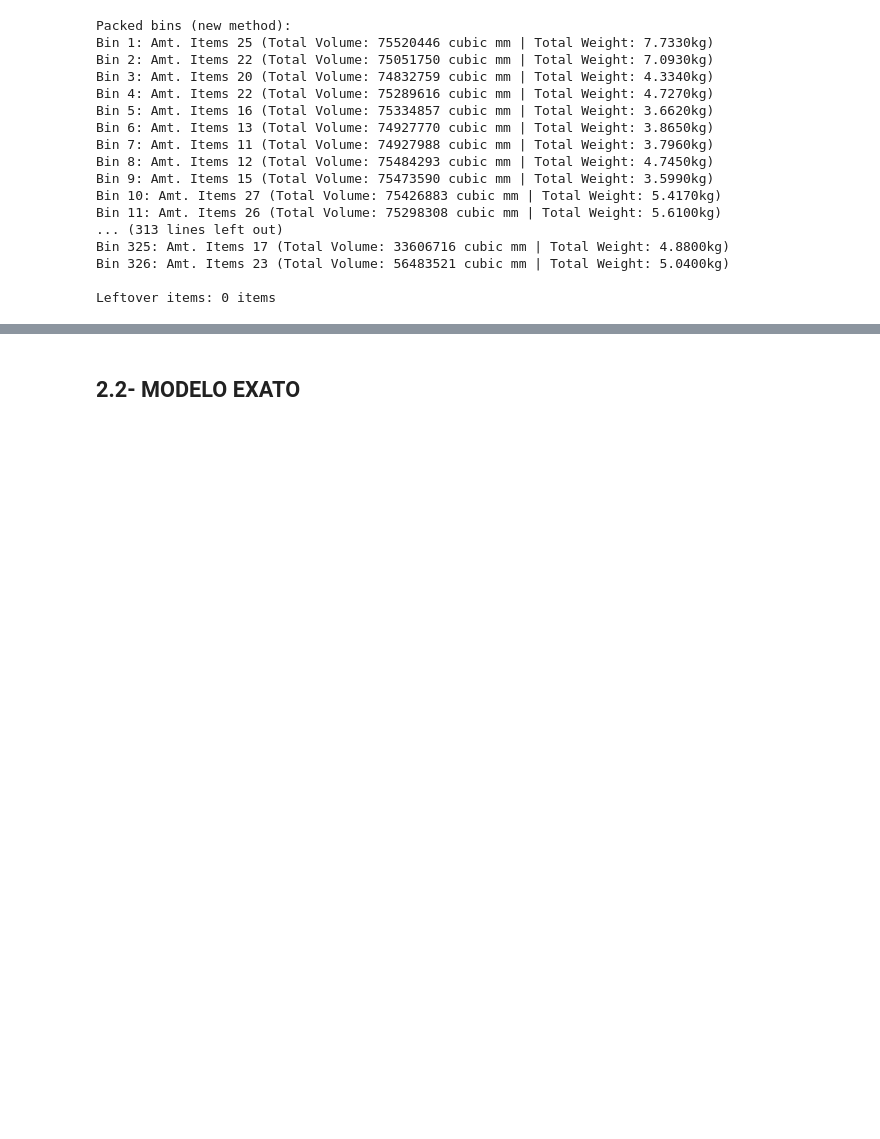
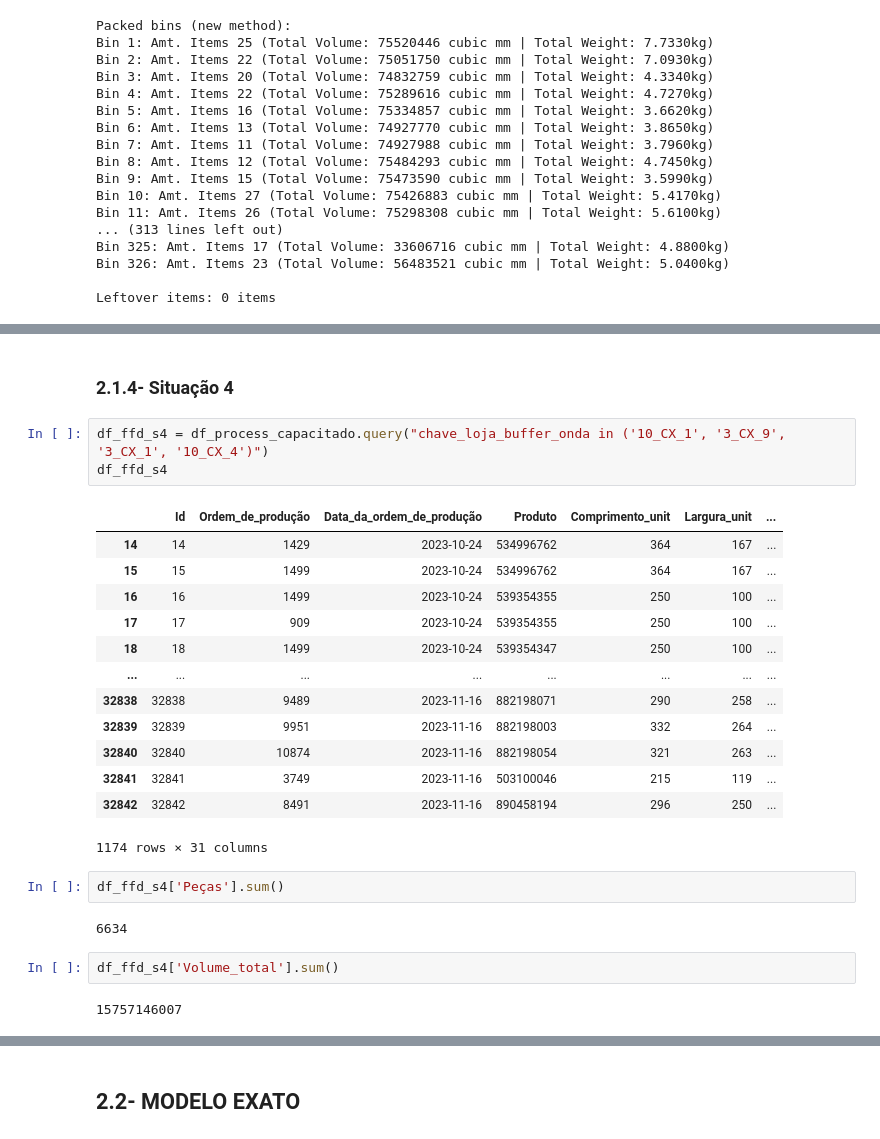
Before and after one commit to CandaPin/Resolucao_Problemas, a Jupyter notebook: 02-Notebook/Modelo_exato/06-cqavp-AMPL-Bin_packing_comparacao.ipynb, the cells around one changed output, grey strips where cells are left out. Drawn from its saved outputs; the diff is of its cells as text; blank space fills up the shorter version.

```diff
--- a/02-Notebook/Modelo_exato/06-cqavp-AMPL-Bin_packing_comparacao.ipynb
+++ b/02-Notebook/Modelo_exato/06-cqavp-AMPL-Bin_packing_comparacao.ipynb
@@ -572,0 +691,27 @@ df_out_ffd_s1
+# %% [markdown]
+### 2.1.4- Situação 4
+# %%
+df_ffd_s4 = df_process_capacitado.query("chave_loja_buffer_onda in ('10_CX_1', '3_CX_9', '3_CX_1', '10_CX_4')")
+df_ffd_s4
+# %% [output]
+|  | Id | Ordem_de_produção | Data_da_ordem_de_produção | Produto | Comprimento_unit | Largura_unit | ... |
+| 14 | 14 | 1429 | 2023-10-24 | 534996762 | 364 | 167 | ... |
+| 15 | 15 | 1499 | 2023-10-24 | 534996762 | 364 | 167 | ... |
+| 16 | 16 | 1499 | 2023-10-24 | 539354355 | 250 | 100 | ... |
+| 17 | 17 | 909 | 2023-10-24 | 539354355 | 250 | 100 | ... |
+| 18 | 18 | 1499 | 2023-10-24 | 539354347 | 250 | 100 | ... |
+| ... | ... | ... | ... | ... | ... | ... | ... |
+| 32838 | 32838 | 9489 | 2023-11-16 | 882198071 | 290 | 258 | ... |
+| 32839 | 32839 | 9951 | 2023-11-16 | 882198003 | 332 | 264 | ... |
+| 32840 | 32840 | 10874 | 2023-11-16 | 882198054 | 321 | 263 | ... |
+| 32841 | 32841 | 3749 | 2023-11-16 | 503100046 | 215 | 119 | ... |
+| 32842 | 32842 | 8491 | 2023-11-16 | 890458194 | 296 | 250 | ... |
+1174 rows × 31 columns
+# %%
+df_ffd_s4['Peças'].sum()
+# %% [output]
+6634
+# %%
+df_ffd_s4['Volume_total'].sum()
+# %% [output]
+15757146007
```
Also changed, not shown: parts of 117 cells of this notebook, 1 other file.
